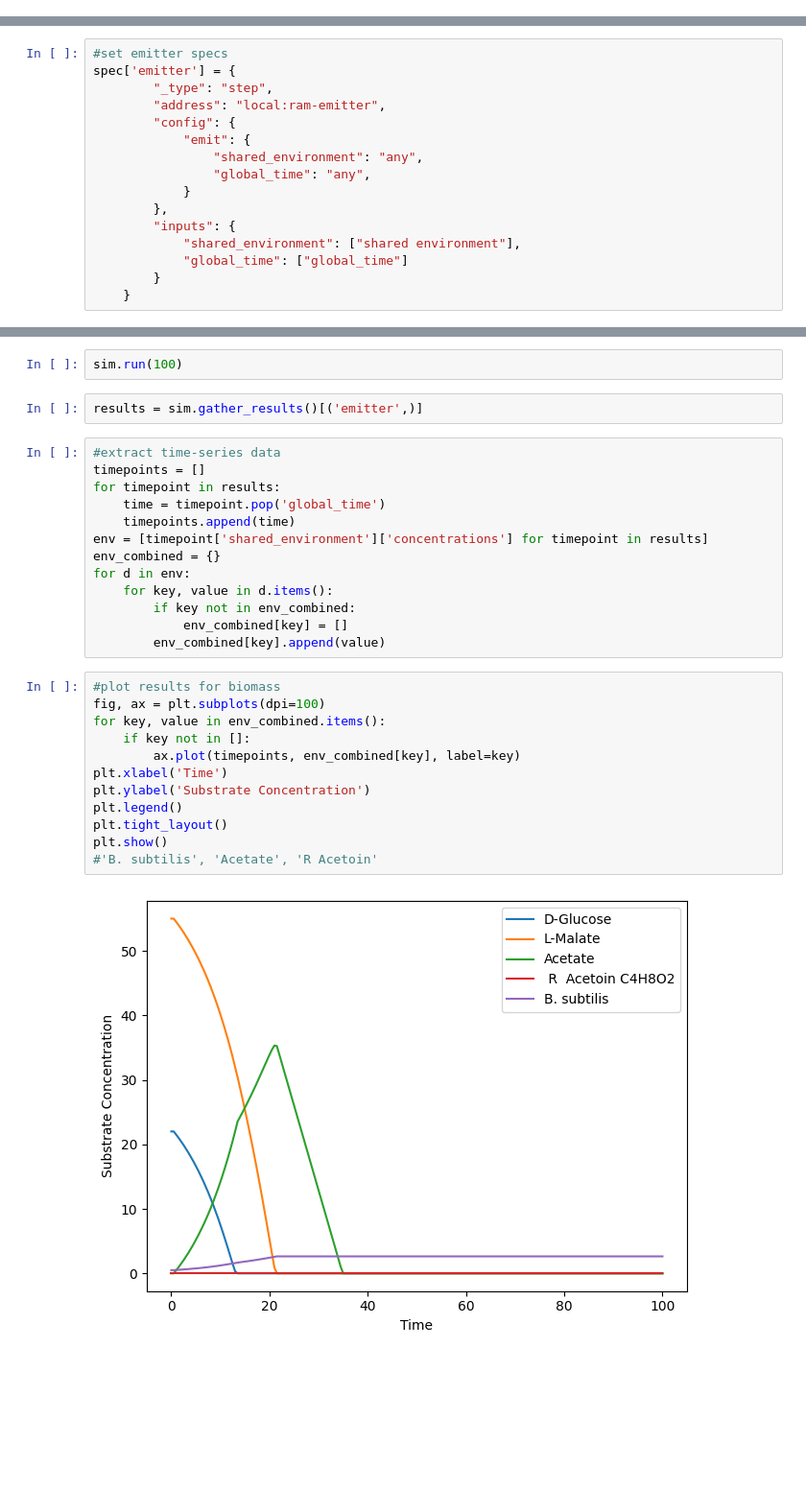
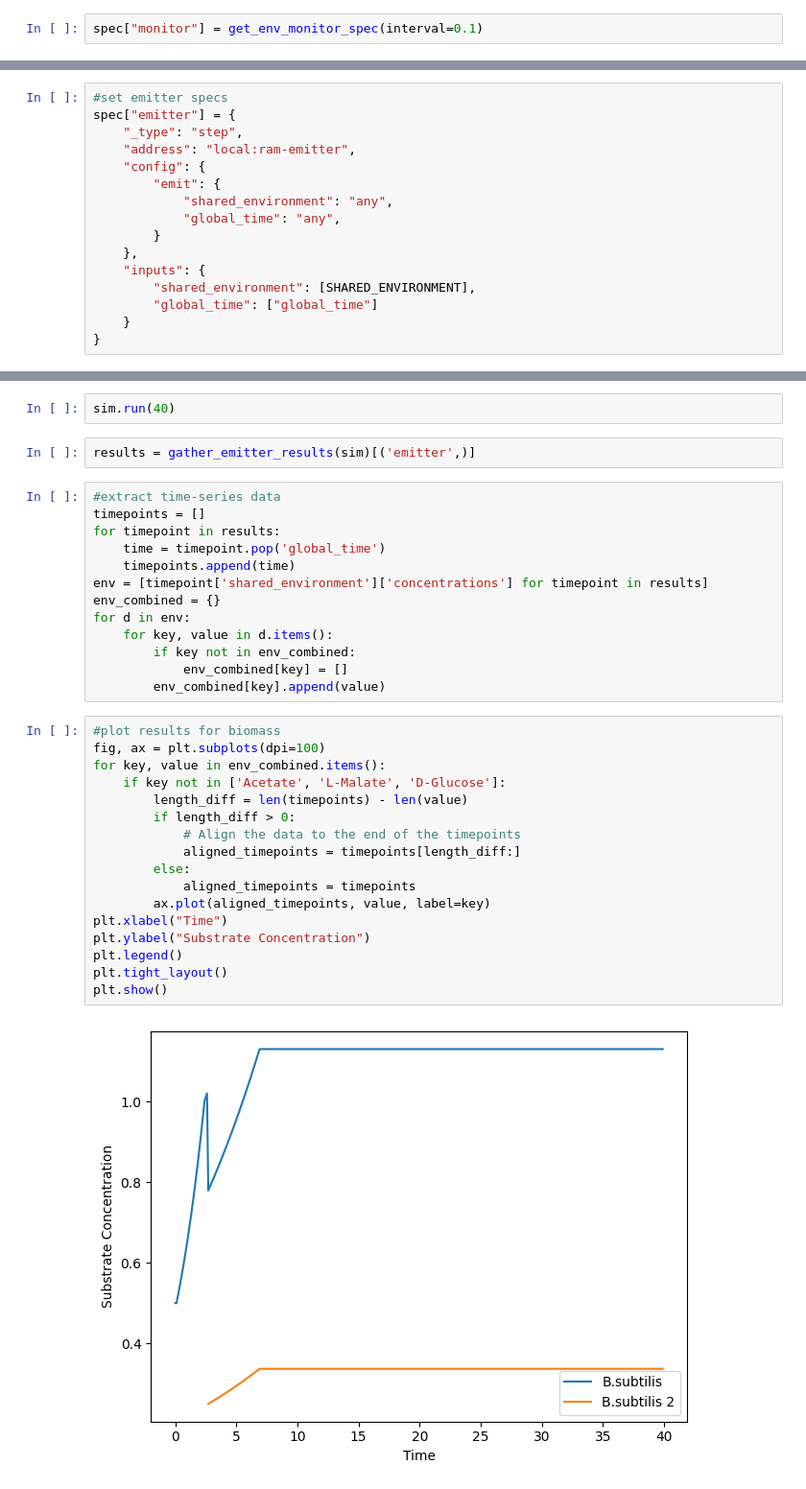
Before and after one commit to vivarium-collective/cdFBA, a Jupyter notebook: Notebooks/Diauxic Shift.ipynb, the cells around one changed output, grey strips where cells are left out. Shown at 96% size. Drawn from its saved outputs; the diff is of its cells as text; blank space fills up the shorter version.

Commit message:
EnvironmentMonitor Updates

```diff
--- a/Notebooks/Diauxic Shift.ipynb
+++ b/Notebooks/Diauxic Shift.ipynb
@@ -56,2 +65,4 @@ spec
+# %%
+spec["monitor"] = get_env_monitor_spec(interval=0.1)
 # %%
 #Set reaction bounds
@@ -90,19 +91,19 @@ pprint(spec)
 # %%
 #set emitter specs
-spec['emitter'] = {
-        "_type": "step",
-        "address": "local:ram-emitter",
-        "config": {
-            "emit": {
-                "shared_environment": "any",
-                "global_time": "any",
-            }
-        },
-        "inputs": {
-            "shared_environment": ["shared environment"],
-            "global_time": ["global_time"]
+spec["emitter"] = {
+    "_type": "step",
+    "address": "local:ram-emitter",
+    "config": {
+        "emit": {
+            "shared_environment": "any",
+            "global_time": "any",
         }
+    },
+    "inputs": {
+        "shared_environment": [SHARED_ENVIRONMENT],
+        "global_time": ["global_time"]
     }
+}
 # %%
 #create the core object
 core = ProcessTypes()
@@ -122,9 +124,9 @@ sim = Composite({
         core=core
     )
 # %%
-sim.run(100)
+sim.run(40)
 # %%
-results = sim.gather_results()[('emitter',)]
+results = gather_emitter_results(sim)[('emitter',)]
 # %%
 #extract time-series data
 timepoints = []
@@ -141,15 +143,20 @@ for d in env:
 # %%
 #plot results for biomass
 fig, ax = plt.subplots(dpi=100)
 for key, value in env_combined.items():
-    if key not in []:
-        ax.plot(timepoints, env_combined[key], label=key)
-plt.xlabel('Time')
-plt.ylabel('Substrate Concentration')
+    if key not in ['Acetate', 'L-Malate', 'D-Glucose']:
+        length_diff = len(timepoints) - len(value)
+        if length_diff > 0:
+            # Align the data to the end of the timepoints
+            aligned_timepoints = timepoints[length_diff:]
+        else:
+            aligned_timepoints = timepoints
+        ax.plot(aligned_timepoints, value, label=key)
+plt.xlabel("Time")
+plt.ylabel("Substrate Concentration")
 plt.legend()
 plt.tight_layout()
 plt.show()
-#'B. subtilis', 'Acetate', 'R Acetoin'
 # %% [output]
-[figure, old version]
+[figure, new version]
 # %%
```
Also changed, not shown: parts of 12 cells of this notebook, 4 other files.
